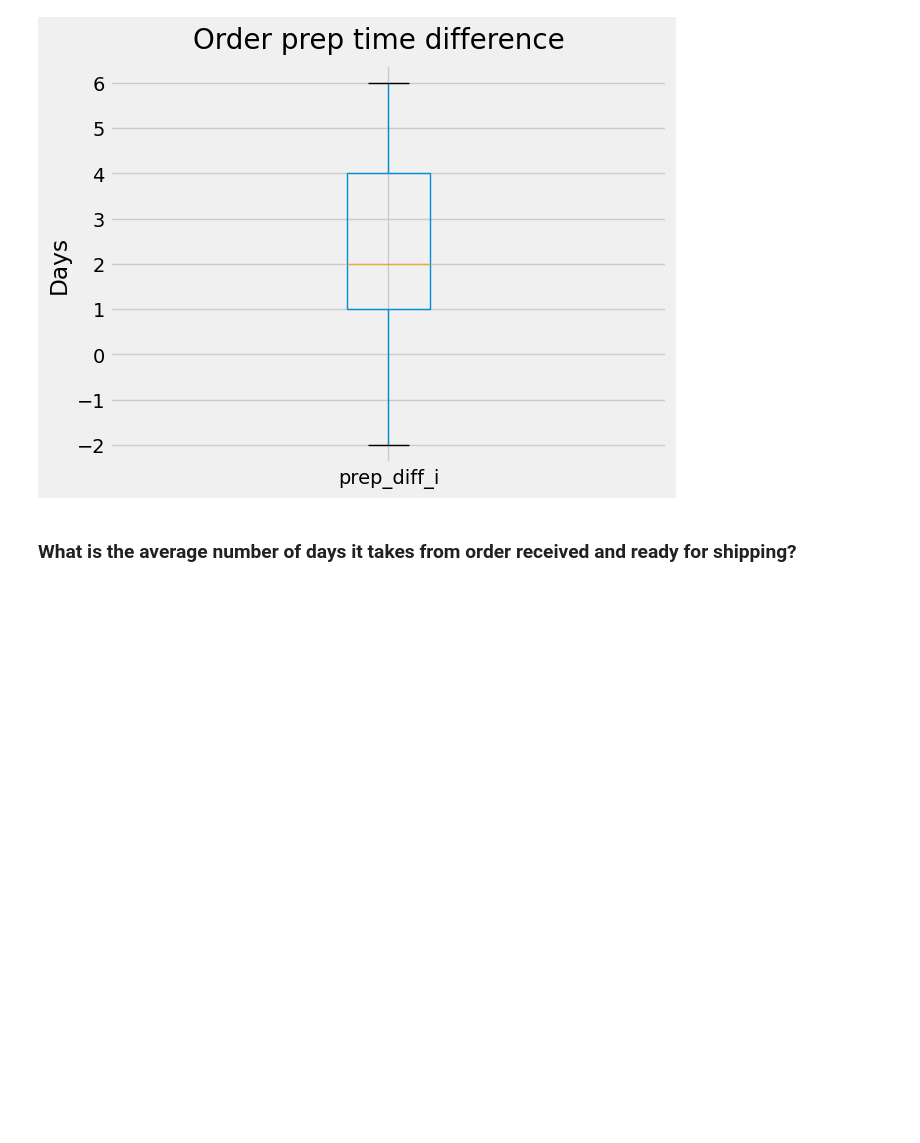
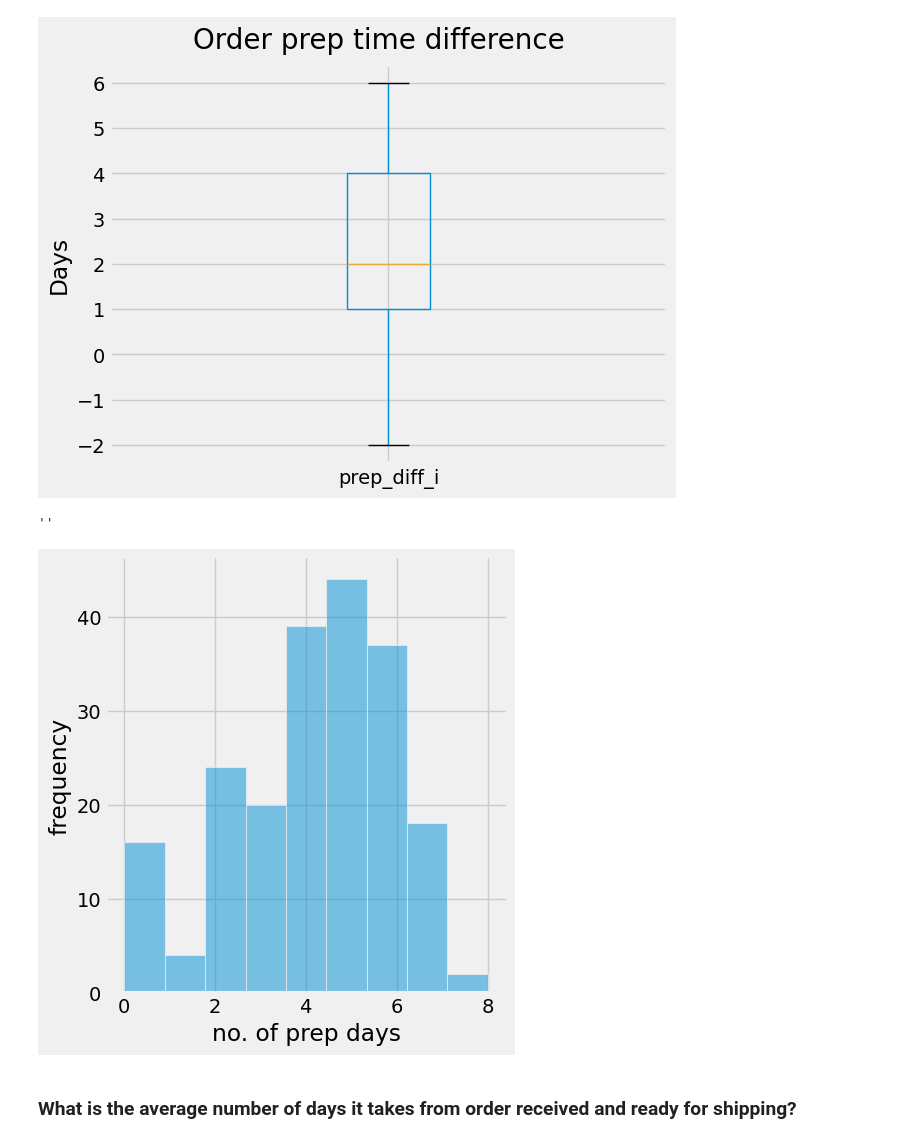
Before and after one commit to GioGonzalez07/EDA_project, a Jupyter notebook: order_prep_time_exc.ipynb, the cells around one changed output. Drawn from its saved outputs; the diff is of its cells as text; code cells hidden in the pictures; blank space fills up the shorter version.

```diff
--- a/order_prep_time_exc.ipynb
+++ b/order_prep_time_exc.ipynb
@@ -133,6 +169,14 @@ order_prep_time2.boxplot(column='prep_diff_i') # creates boxplot for order lead
 plt.ylabel('Days');
 # %% [output]
 [figure]
+# %%
+sns.displot(order_prep_time2[['order_prep_time_i']],legend=False)
+plt.ylabel('frequency')
+plt.xlabel('no. of prep days')
+;
+# %% [output]
+''
+[figure, added]
 # %% [markdown]
 ### What is the average number of days it takes from order received and ready for shipping?
 # %%
```
Also changed, not shown: parts of 8 cells of this notebook.
